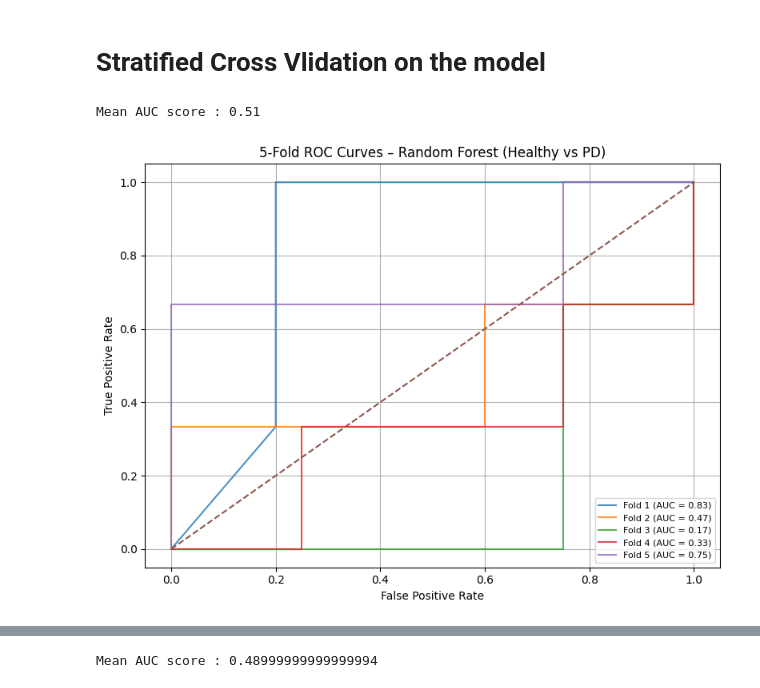
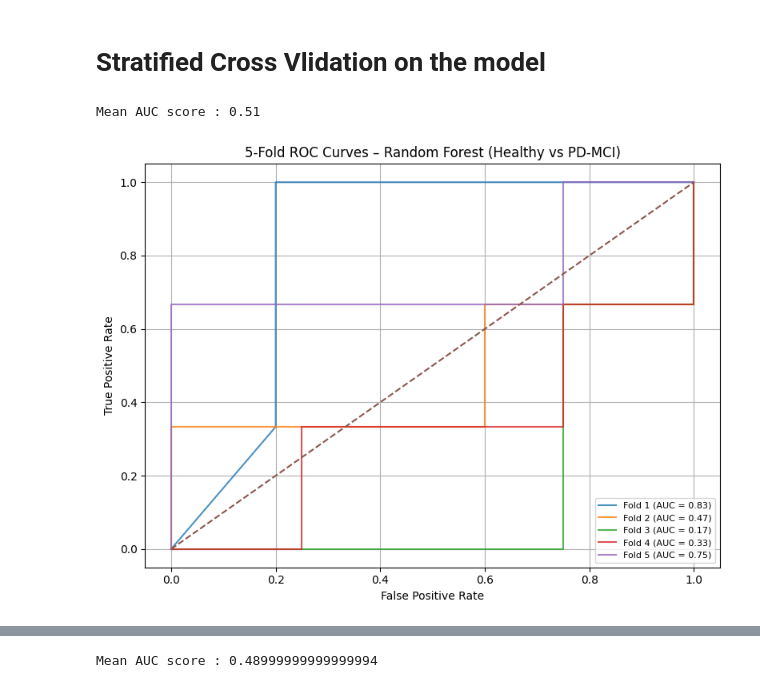
Before and after one commit to barsa98/Parkinsons_Cognitive_Spectrum, a Jupyter notebook: 4. Parkinson's(HealthyvsPD-MCI).ipynb, the cells around one changed output, grey strips where cells are left out. Cells and saved outputs as stored; diff of their text form; code cells hidden in the pictures.

```diff
--- a/4. Parkinson's(HealthyvsPD-MCI).ipynb
+++ b/4. Parkinson's(HealthyvsPD-MCI).ipynb
@@ -452,35 +452,35 @@ for fold, (train_idx, test_idx) in enumerate(cv.split(X, y), 1):
 
     model = models["Random Forest"]
     model.fit(X_train_cv, y_train_cv)
 
     y_prob = model.predict_proba(X_test_cv)[:, 1]
 
     fpr, tpr, _ = roc_curve(y_test_cv, y_prob)
     auc = roc_auc_score(y_test_cv, y_prob)
     aucs_RF.append(auc)
 
     plt.plot(
         fpr,
         tpr,
         lw=1.5,
         alpha=0.8,
         label=f"Fold {fold} (AUC = {auc:.2f})"
     )
 
 print("Mean AUC score :", np.mean(aucs_RF))
 
 plt.plot([0, 1], [0, 1], linestyle="--")
 
 plt.xlabel("False Positive Rate")
 plt.ylabel("True Positive Rate")
-plt.title("5-Fold ROC Curves – Random Forest (Healthy vs PD)")
+plt.title("5-Fold ROC Curves – Random Forest (Healthy vs PD-MCI)")
 plt.legend(loc="lower right", fontsize=8)
 plt.grid(True)
 plt.tight_layout()
 plt.show()
 # %% [output]
 Mean AUC score : 0.51
-[figure, old version]
+[figure, new version]
 # %%
 # Decision Tree
 
```
Also changed, not shown: parts of 49 cells of this notebook.
